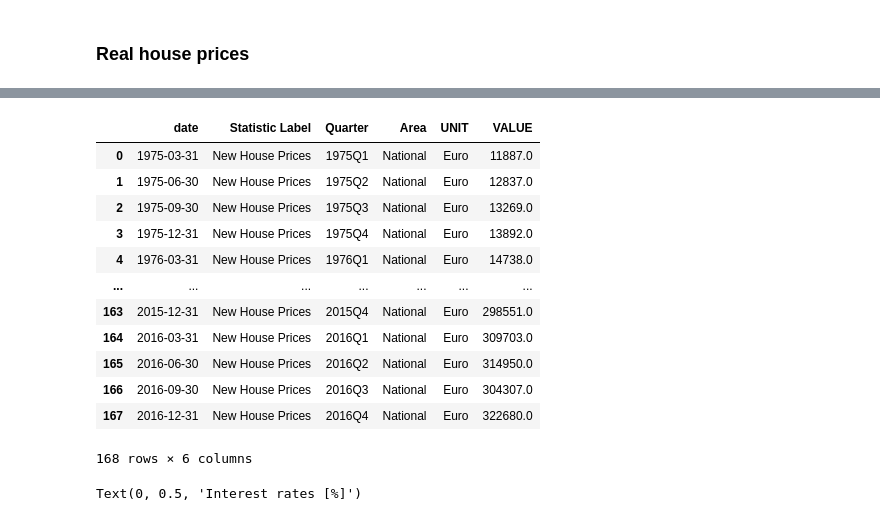
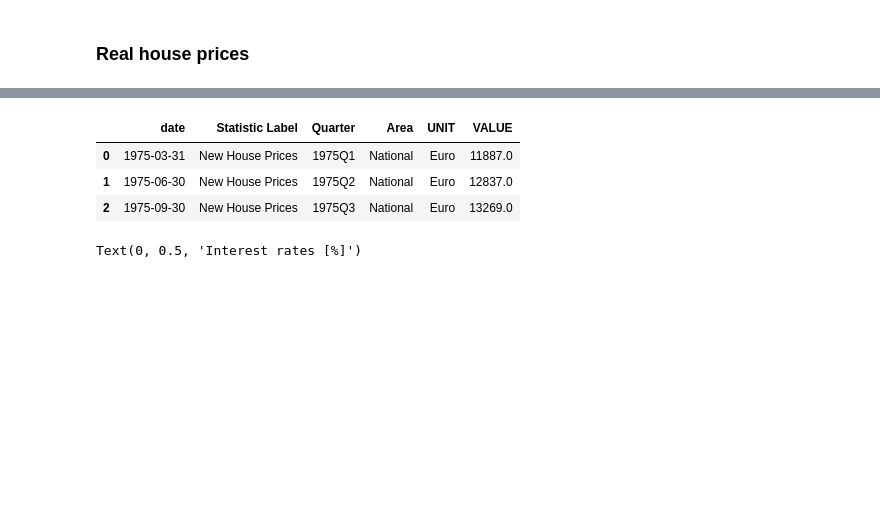
Before and after one commit to shanekeenan/prog_data_analysis, a Jupyter notebook: project1/project1.ipynb, the cells around one changed output, grey strips where cells are left out. Saved outputs shown, nothing was run; the diff lists cells and outputs as text; code cells hidden in the pictures; blank space fills up the shorter version.

```diff
--- a/project1/project1.ipynb
+++ b/project1/project1.ipynb
@@ -367,20 +328,11 @@ df_idx2
 # %%
 real_price_filtered_idx2 = pd.concat([df_idx2, real_price_filtered1], axis = 1)
-real_price_filtered_idx2 # it worked !
+real_price_filtered_idx2.head(3) # it worked !
 # %% [output]
 |  | date | Statistic Label | Quarter | Area | UNIT | VALUE |
 | 0 | 1975-03-31 | New House Prices | 1975Q1 | National | Euro | 11887.0 |
 | 1 | 1975-06-30 | New House Prices | 1975Q2 | National | Euro | 12837.0 |
 | 2 | 1975-09-30 | New House Prices | 1975Q3 | National | Euro | 13269.0 |
-| 3 | 1975-12-31 | New House Prices | 1975Q4 | National | Euro | 13892.0 |
-| 4 | 1976-03-31 | New House Prices | 1976Q1 | National | Euro | 14738.0 |
-| ... | ... | ... | ... | ... | ... | ... |
-| 163 | 2015-12-31 | New House Prices | 2015Q4 | National | Euro | 298551.0 |
-| 164 | 2016-03-31 | New House Prices | 2016Q1 | National | Euro | 309703.0 |
-| 165 | 2016-06-30 | New House Prices | 2016Q2 | National | Euro | 314950.0 |
-| 166 | 2016-09-30 | New House Prices | 2016Q3 | National | Euro | 304307.0 |
-| 167 | 2016-12-31 | New House Prices | 2016Q4 | National | Euro | 322680.0 |
-168 rows × 6 columns
 # %%
 #fig, ax1 = plt.subplots()
 #ax1.set_xlabel('Year')
```
Also changed, not shown: parts of 15 cells of this notebook.
